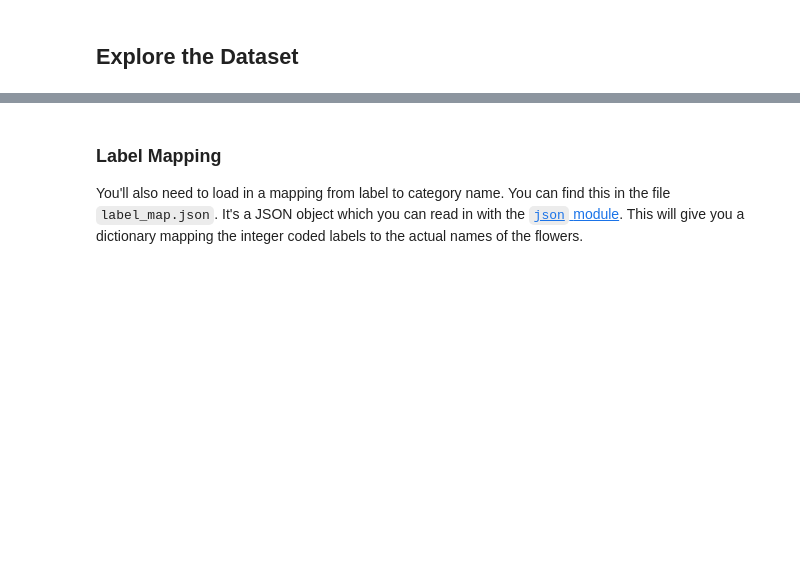
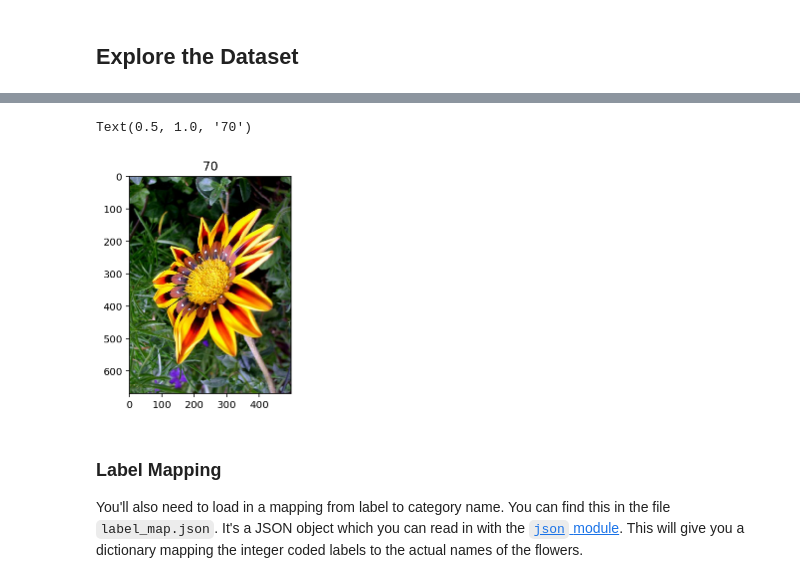
Before and after one commit to saulakh/image-classifier, a Jupyter notebook: Project_Image_Classifier_Project.ipynb, the cells around one changed output, grey strips where cells are left out. Drawn from its saved outputs; the diff is of its cells as text; code cells hidden in the pictures; blank space fills up the shorter version.

```diff
--- a/Project_Image_Classifier_Project.ipynb
+++ b/Project_Image_Classifier_Project.ipynb
@@ -92,2 +135,10 @@ Dataset oxford_flowers102 downloaded and prepared to /root/tensorflow_datasets/o
 # %%
 # TODO: Print the shape and corresponding label of 3 images in the training set.
+count = 0
+for image,label in training_set.take(3):
+    count += 1
+    sample_image = image
+    sample_label = label
+    print("Image", count)
+    print("Shape:", image.shape)
+    print("Label:", label.numpy(), "\n")
@@ -94,7 +157,12 @@ Dataset oxford_flowers102 downloaded and prepared to /root/tensorflow_datasets/o
 # %%
 # TODO: Plot 1 image from the training set.
+plt.imshow(sample_image.numpy())
 
 # Set the title of the plot to the corresponding image label.
+plt.title(str(sample_label.numpy()))
+# %% [output]
+Text(0.5, 1.0, '70')
+[figure, added]
 # %% [markdown]
 ### Label Mapping
 
```
Also changed, not shown: parts of 7 cells of this notebook.
